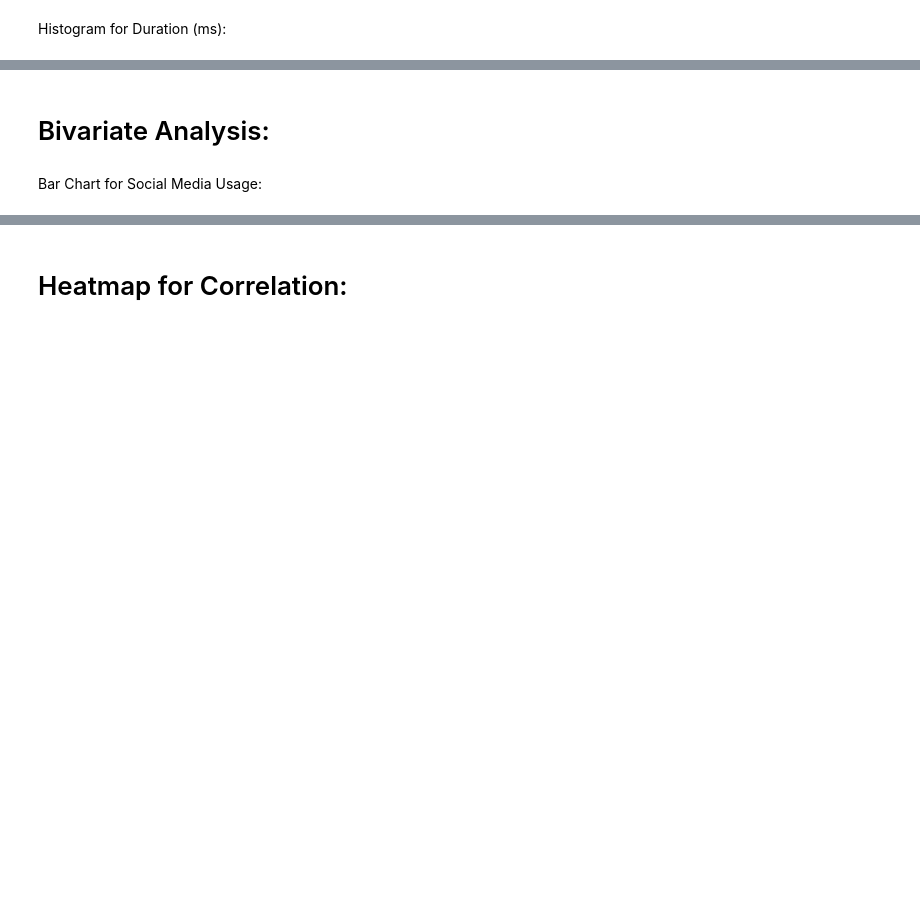
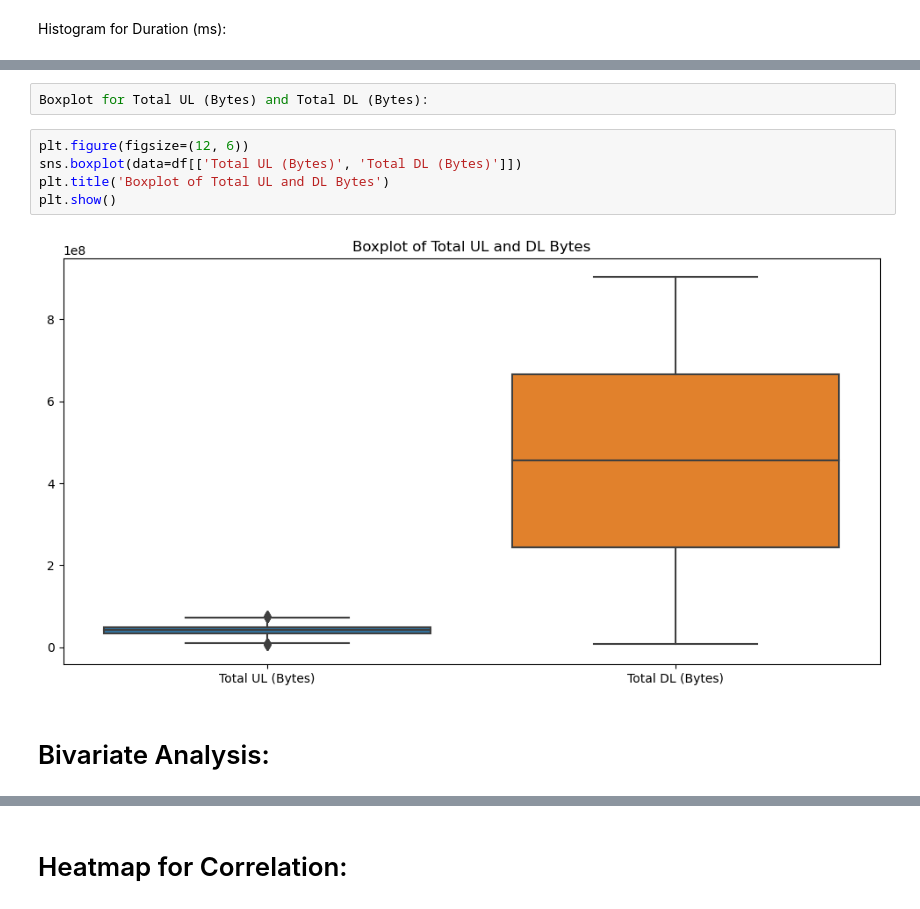
Before and after one commit to wolduberhe/Dashboard_Streamlit, a Jupyter notebook: lib/streamlit/telecome/telecom_pgdb.ipynb, the cells around one changed output, grey strips where cells are left out. Cells and saved outputs as stored; diff of their text form; blank space fills up the shorter version.

```diff
--- a/lib/streamlit/telecome/telecom_pgdb.ipynb
+++ b/lib/streamlit/telecome/telecom_pgdb.ipynb
@@ -1024,4 +993,11 @@ plt.show()
+# %%
+Boxplot for Total UL (Bytes) and Total DL (Bytes):
+# %%
+plt.figure(figsize=(12, 6))
+sns.boxplot(data=df[['Total UL (Bytes)', 'Total DL (Bytes)']])
+plt.title('Boxplot of Total UL and DL Bytes')
+plt.show()
+# %% [output]
+[figure, added]
 # %% [markdown]
 # Bivariate Analysis:
-# %% [markdown]
-Bar Chart for Social Media Usage:
```
Also changed, not shown: parts of 27 cells of this notebook.
